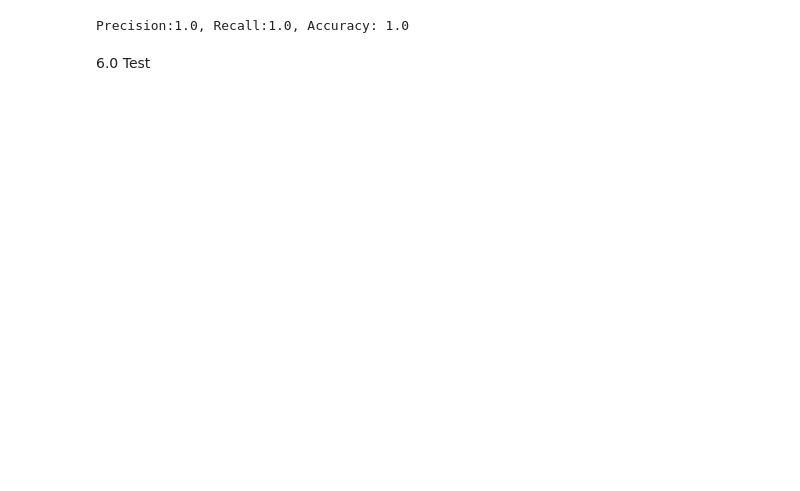
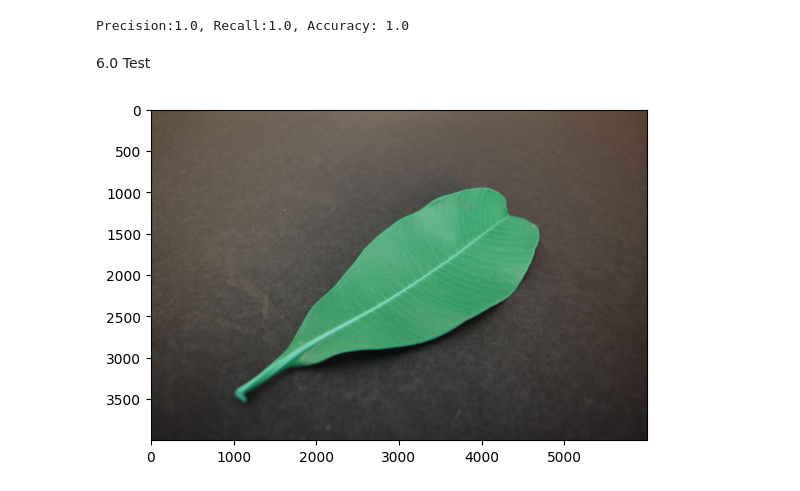
Before and after one commit to RoxieCardonax/Thesis, a Jupyter notebook: leafhealth.ipynb, the cells around one changed output. Saved outputs shown, nothing was run; the diff lists cells and outputs as text; code cells hidden in the pictures; blank space fills up the shorter version.

```diff
--- a/leafhealth.ipynb
+++ b/leafhealth.ipynb
@@ -264,0 +268,6 @@ Precision:1.0, Recall:1.0, Accuracy: 1.0
+# %%
+img = cv2.imread('healthy_test.jpg')
+plt.imshow(img)
+plt.show()
+# %% [output]
+[figure, added]
```
Also changed, not shown: parts of 17 cells of this notebook.
